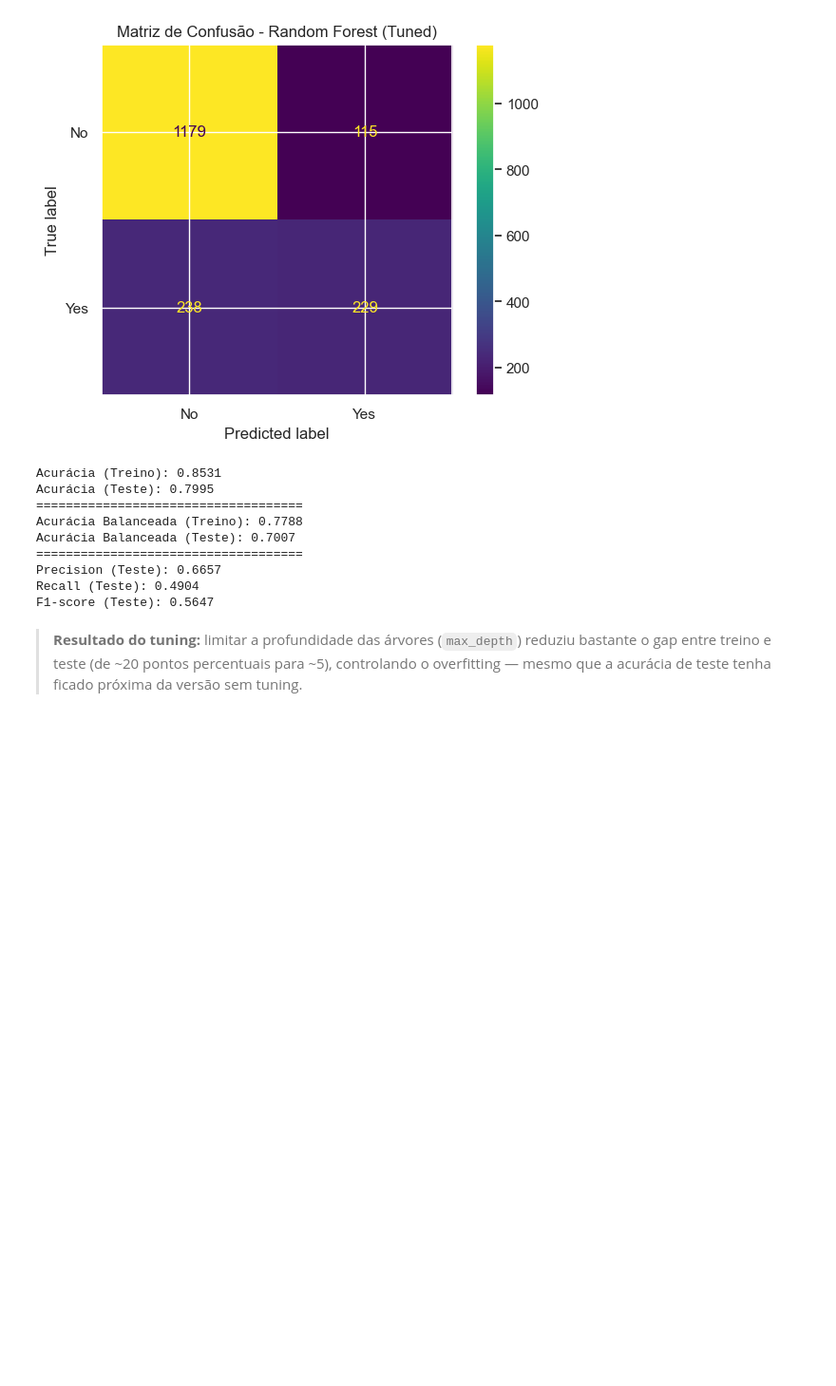
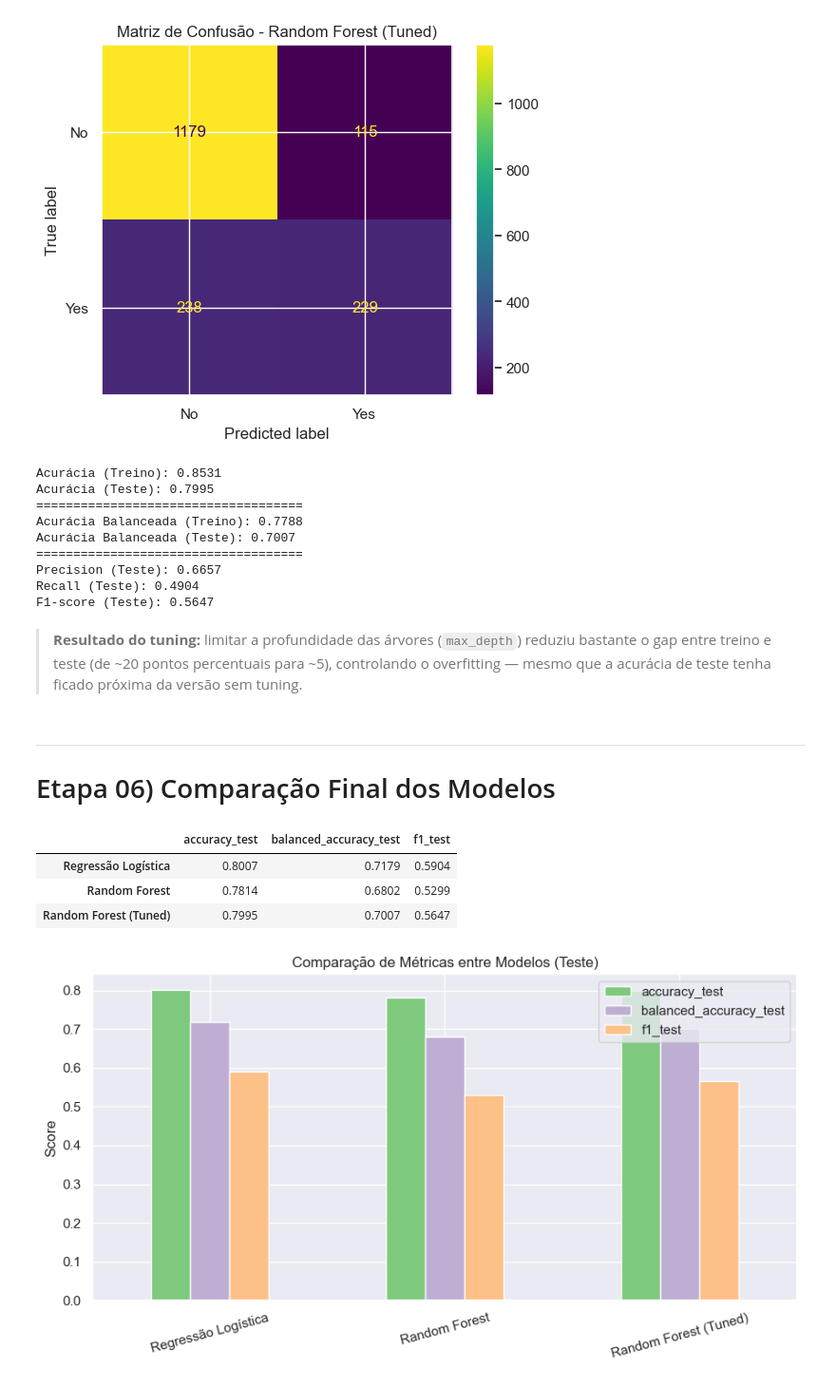
Before and after one commit to VivianeAndrade1988/Previs-o-de-churn-de-clientes--Telecom, a Jupyter notebook: notebooks/churn_prediction.ipynb, the cells around one changed output. Shown at 95% size. Drawn from its saved outputs; the diff is of its cells as text; code cells hidden in the pictures; blank space fills up the shorter version.

Commit message:
Comparação Final dos modelos

```diff
--- a/notebooks/churn_prediction.ipynb
+++ b/notebooks/churn_prediction.ipynb
@@ -576,3 +576,41 @@ F1-score (Teste): 0.5647
 > **Resultado do tuning:** limitar a profundidade das árvores (`max_depth`) reduziu bastante o
 > gap entre treino e teste (de ~20 pontos percentuais para ~5), controlando o overfitting — mesmo
 > que a acurácia de teste tenha ficado próxima da versão sem tuning.
+# %% [markdown]
+---
+# Etapa 06) Comparação Final dos Modelos
+# %%
+comparison = pd.DataFrame({
+    'Regressão Logística': {
+        'accuracy_test': accuracy_score(y_test, y_pred_lr),
+        'balanced_accuracy_test': balanced_accuracy_score(y_test, y_pred_lr),
+        'f1_test': f1_score(y_test, y_pred_lr),
+    },
+    'Random Forest': {
+        'accuracy_test': accuracy_score(y_test, y_pred_rf),
+        'balanced_accuracy_test': balanced_accuracy_score(y_test, y_pred_rf),
+        'f1_test': f1_score(y_test, y_pred_rf),
+    },
+    'Random Forest (Tuned)': {
+        'accuracy_test': accuracy_score(y_test, y_pred_rft),
+        'balanced_accuracy_test': balanced_accuracy_score(y_test, y_pred_rft),
+        'f1_test': f1_score(y_test, y_pred_rft),
+    },
+}).T.round(4)
+
+
+comparison
+# %% [output]
+|  | accuracy_test | balanced_accuracy_test | f1_test |
+| Regressão Logística | 0.8007 | 0.7179 | 0.5904 |
+| Random Forest | 0.7814 | 0.6802 | 0.5299 |
+| Random Forest (Tuned) | 0.7995 | 0.7007 | 0.5647 |
+# %%
+comparison.plot(kind='bar', figsize=(9, 5))
+plt.title("Comparação de Métricas entre Modelos (Teste)")
+plt.ylabel("Score")
+plt.xticks(rotation=15)
+plt.tight_layout()
+plt.show()
+# %% [output]
+[figure, added]
```
Also changed, not shown: parts of 1 cell of this notebook.
